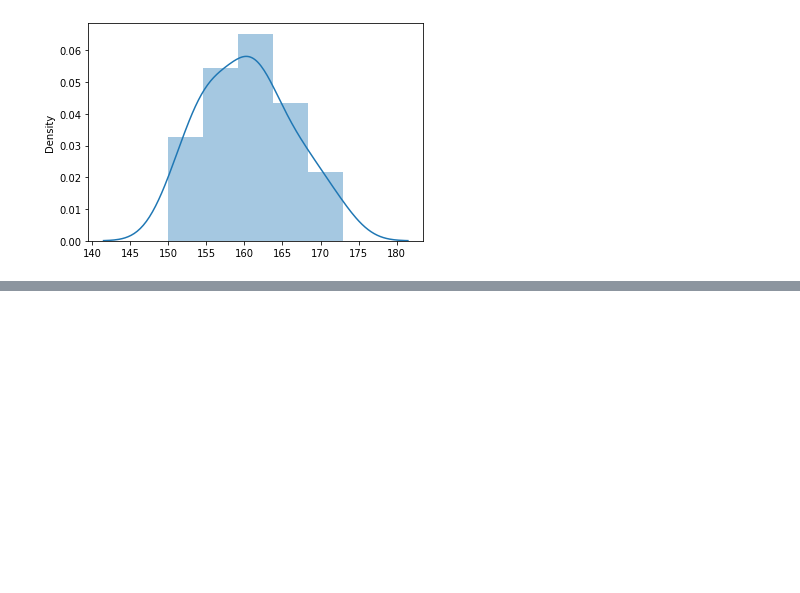
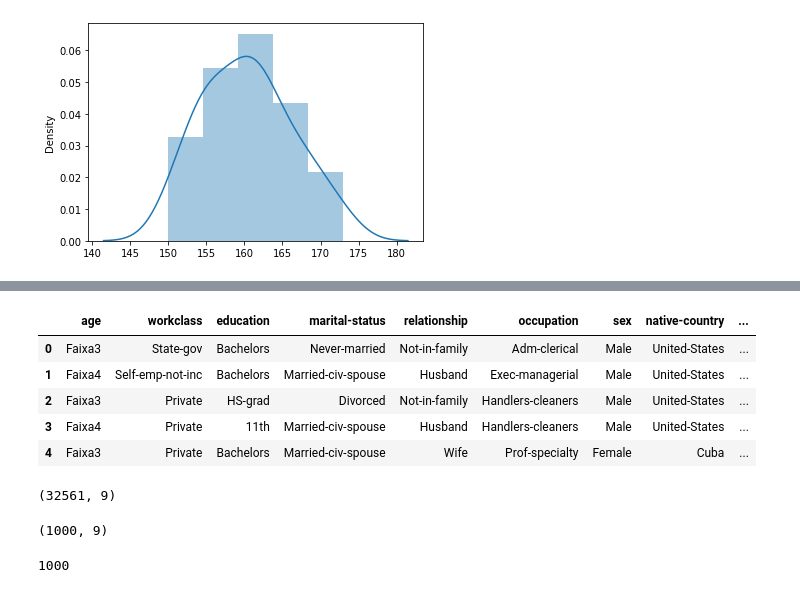
Before and after one commit to caiquemiranda/python-statistics, a Jupyter notebook: estatistica-machine-learning/cls03-Distribuição-de-frequencia.ipynb, the cells around one changed output, grey strips where cells are left out. Cells and saved outputs as stored; diff of their text form; code cells hidden in the pictures; blank space fills up the shorter version.

```diff
--- a/estatistica-machine-learning/cls03-Distribuição-de-frequencia.ipynb
+++ b/estatistica-machine-learning/cls03-Distribuição-de-frequencia.ipynb
@@ -229,0 +270,29 @@ sns.distplot(dados, hist = True, kde = True);                   # hist ( histogr
+# %%
+# criação de um novo dataframe com os dados categoricos para aplicação do algoritmo apriori
+
+dados_apriori = dados2[['age', 'workclass', 'education', 'marital-status',
+                        'relationship', 'occupation', 'sex', 'native-country',
+                        'income']]
+# %%
+dados_apriori.head()
+# %% [output]
+|  | age | workclass | education | marital-status | relationship | occupation | sex | native-country | ... |
+| 0 | Faixa3 | State-gov | Bachelors | Never-married | Not-in-family | Adm-clerical | Male | United-States | ... |
+| 1 | Faixa4 | Self-emp-not-inc | Bachelors | Married-civ-spouse | Husband | Exec-managerial | Male | United-States | ... |
+| 2 | Faixa3 | Private | HS-grad | Divorced | Not-in-family | Handlers-cleaners | Male | United-States | ... |
+| 3 | Faixa4 | Private | 11th | Married-civ-spouse | Husband | Handlers-cleaners | Male | United-States | ... |
+| 4 | Faixa3 | Private | Bachelors | Married-civ-spouse | Wife | Prof-specialty | Female | Cuba | ... |
+# %%
+# visualização do tamanho da base de dados
+
+dados_apriori.shape
+# %% [output]
+(32561, 9)
+# %%
+# pegando uma amostra da base completa para aplicação do algoritmo apriori e testes
+dados_apriori = dados_apriori.sample( n = 1000 )
+
+# visualização do tamnho da amostra
+dados_apriori.shape
+# %% [output]
+(1000, 9)
@@ -229,0 +305,6 @@ sns.distplot(dados, hist = True, kde = True);                   # hist ( histogr
+# %%
+# verificação do tamanho da lista com os dados
+
+len(transacoes)
+# %% [output]
+1000
```
Also changed, not shown: parts of 12 cells of this notebook.
